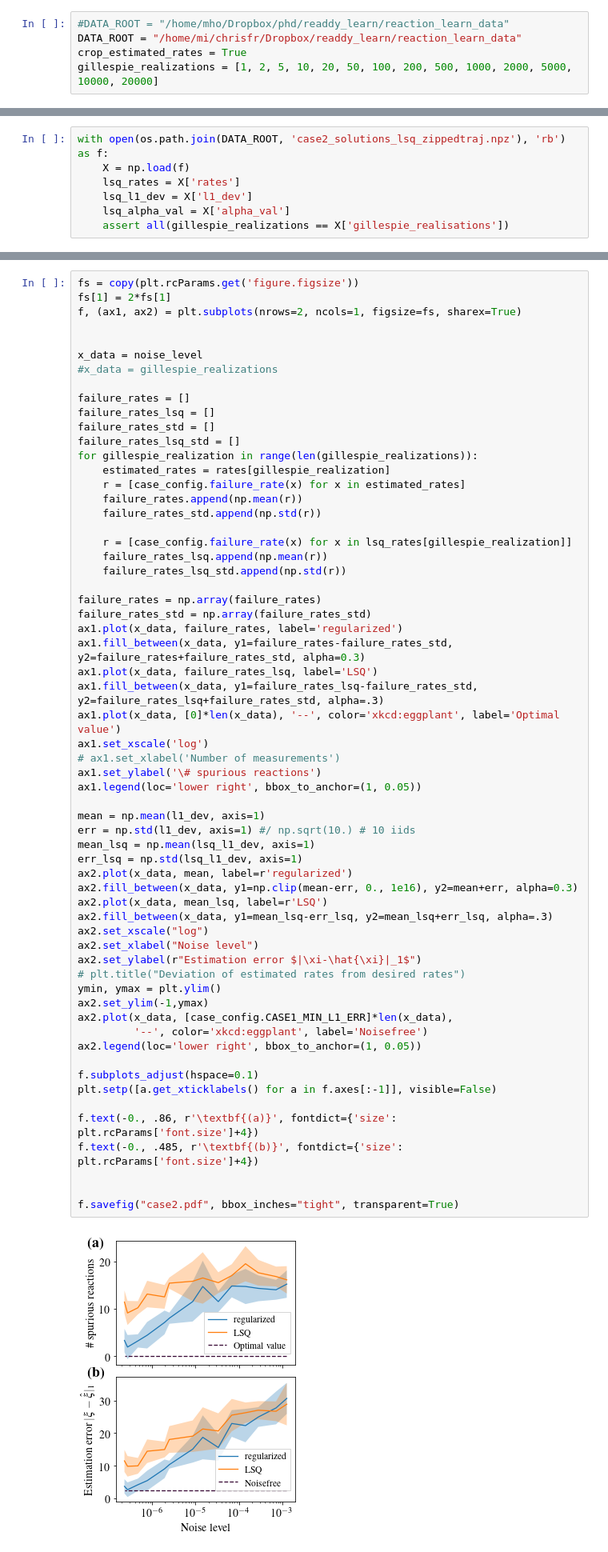
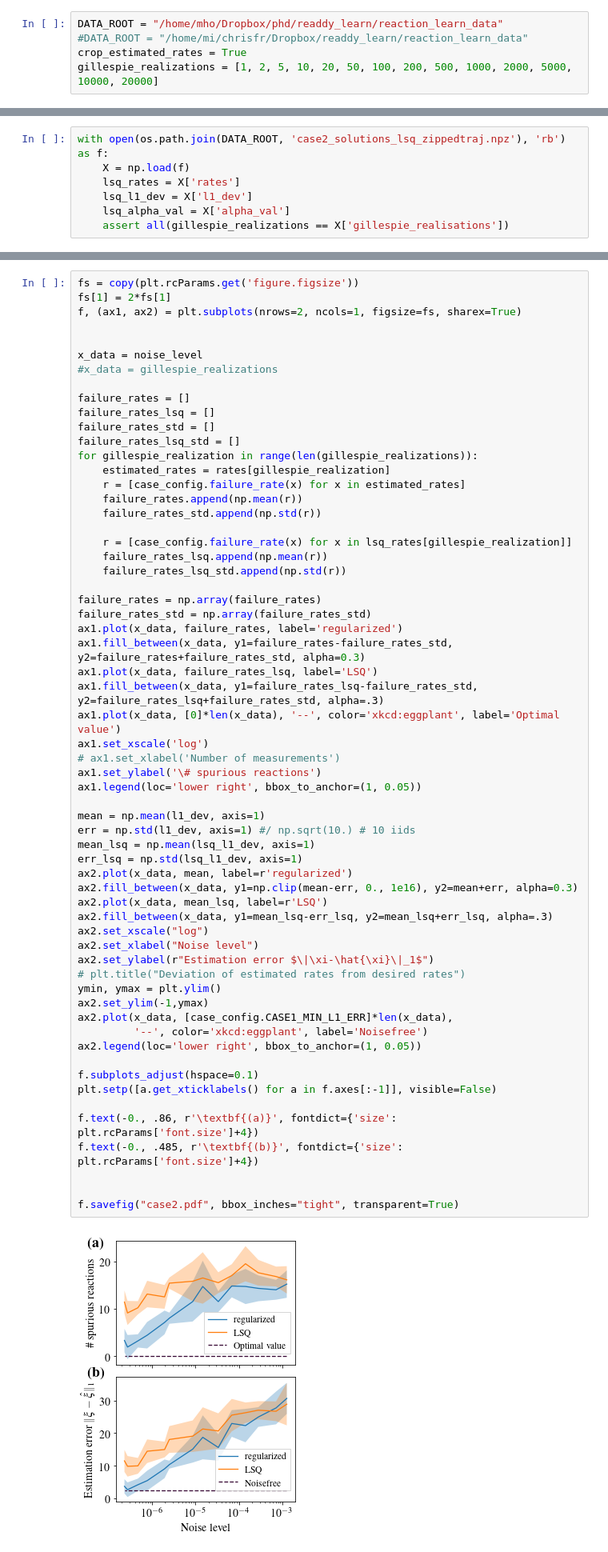
Before and after one commit to readdy/readdy_learn, a Jupyter notebook: docs/makefigures/case2.ipynb, the cells around one changed output, grey strips where cells are left out. Shown at 80% size. Drawn from its saved outputs; the diff is of its cells as text.

```diff
--- a/docs/makefigures/case2.ipynb
+++ b/docs/makefigures/case2.ipynb
@@ -26,8 +26,8 @@ Target time: 2.0
 Gillespie intermediate rescaling factor: 500.0
 Discretization timestep: 0.003
 # %%
-#DATA_ROOT = "/home/mho/Dropbox/phd/readdy_learn/reaction_learn_data"
-DATA_ROOT = "/home/mi/chrisfr/Dropbox/readdy_learn/reaction_learn_data"
+DATA_ROOT = "/home/mho/Dropbox/phd/readdy_learn/reaction_learn_data"
+#DATA_ROOT = "/home/mi/chrisfr/Dropbox/readdy_learn/reaction_learn_data"
 crop_estimated_rates = True
 gillespie_realizations = [1, 2, 5, 10, 20, 50, 100, 200, 500, 1000, 2000, 5000, 10000, 20000]
 # %% [markdown]
@@ -150,32 +150,32 @@ ax1.set_xscale('log')
 # ax1.set_xlabel('Number of measurements')
 ax1.set_ylabel('\# spurious reactions')
 ax1.legend(loc='lower right', bbox_to_anchor=(1, 0.05))
 
 mean = np.mean(l1_dev, axis=1)
 err = np.std(l1_dev, axis=1) #/ np.sqrt(10.) # 10 iids
 mean_lsq = np.mean(lsq_l1_dev, axis=1)
 err_lsq = np.std(lsq_l1_dev, axis=1)
 ax2.plot(x_data, mean, label=r'regularized')
 ax2.fill_between(x_data, y1=np.clip(mean-err, 0., 1e16), y2=mean+err, alpha=0.3)
 ax2.plot(x_data, mean_lsq, label=r'LSQ')
 ax2.fill_between(x_data, y1=mean_lsq-err_lsq, y2=mean_lsq+err_lsq, alpha=.3)
 ax2.set_xscale("log")
 ax2.set_xlabel("Noise level")
-ax2.set_ylabel(r"Estimation error $|\xi-\hat{\xi}|_1$")
+ax2.set_ylabel(r"Estimation error $\|\xi-\hat{\xi}\|_1$")
 # plt.title("Deviation of estimated rates from desired rates")
 ymin, ymax = plt.ylim()
 ax2.set_ylim(-1,ymax)
 ax2.plot(x_data, [case_config.CASE1_MIN_L1_ERR]*len(x_data),
          '--', color='xkcd:eggplant', label='Noisefree')
 ax2.legend(loc='lower right', bbox_to_anchor=(1, 0.05))
 
 f.subplots_adjust(hspace=0.1)
 plt.setp([a.get_xticklabels() for a in f.axes[:-1]], visible=False)
 
 f.text(-0., .86, r'\textbf{(a)}', fontdict={'size': plt.rcParams['font.size']+4})
 f.text(-0., .485, r'\textbf{(b)}', fontdict={'size': plt.rcParams['font.size']+4})
 
 
 f.savefig("case2.pdf", bbox_inches="tight", transparent=True)
 # %% [output]
-[figure, old version]
+[figure, new version]
```
Also changed, not shown: 4 other files.
